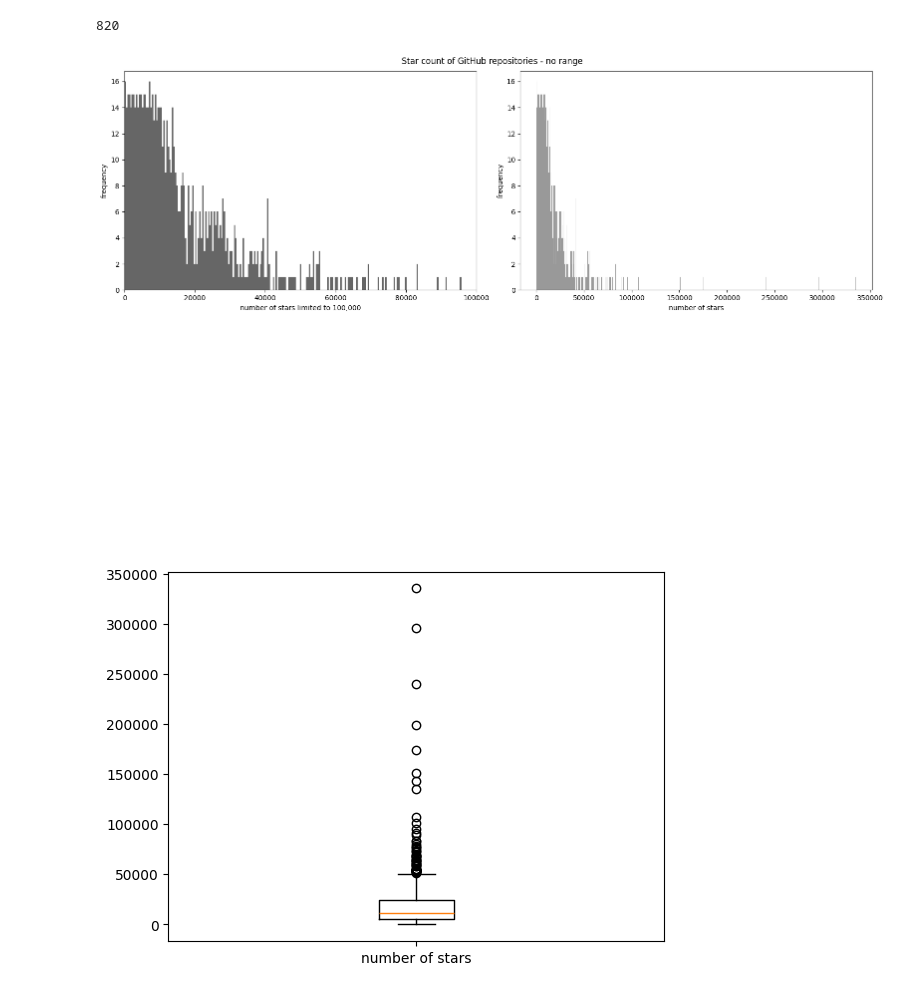
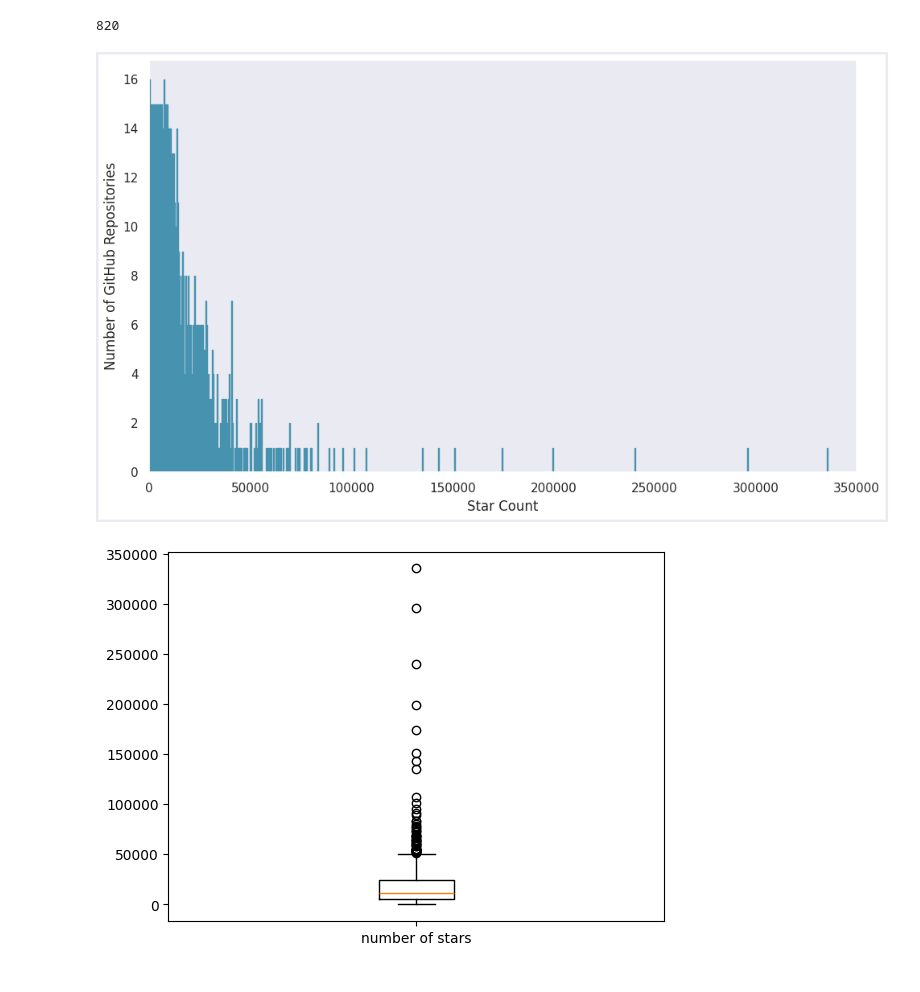
Before and after one commit to df1000/ma_automated_documentation, a Jupyter notebook: preprocessing/02_analyse_repos_metadata.ipynb, the cells around one changed output. Saved outputs shown, nothing was run; the diff lists cells and outputs as text; code cells hidden in the pictures.

```diff
--- a/preprocessing/02_analyse_repos_metadata.ipynb
+++ b/preprocessing/02_analyse_repos_metadata.ipynb
@@ -81,28 +108,26 @@ num_of_stars
 # %%
-# create figure and axis for subplots
-# specify parameters for plot
-fig, ax = plt.subplots(nrows=2, ncols=2, figsize=(16,10), sharex=False, sharey=False)
+with sns.axes_style('white'):
+    sns.set_theme(style='dark')
+    fig, ax = plt.subplots(figsize=(10,6))
+    fig.patch.set_edgecolor('#eaeaf2')  # your color of choice
+    fig.patch.set_linewidth(4)          # thickness of the frame
 
-# data
-ax[0,0].hist(df['stargazers_count'], color='0.4', bins=num_of_stars)
-ax[0,1].hist(df['stargazers_count'], color='0.6', bins=num_of_stars)
-ax[1,1].axis('off') # plots postion
-ax[1,0].axis('off') # plots postion
+    # data
+    ax.hist(df['stargazers_count'], color='#4793AF', bins=num_of_stars, edgecolor='#4793AF')
 
-# lable axis x
-ax[0,0].set_xlabel('number of stars limited to 100,000')
-ax[0,1].set_xlabel('number of stars')
+    # lable axis x
+    ax.set_xlabel('Star Count')
 
-# lable axis y
-ax[0,0].set_ylabel('frequency')
-ax[0,1].set_ylabel('frequency')
+    # lable axis y
+    ax.set_ylabel('Number of GitHub Repositories')
 
-# limitation axis
-ax[0,0].set_xlim(0, 100000)
+    ax.set_xlim(-1,350000)
+    # title
+    #ax.set_title('GitHub Repositories: Star Count Distribution', fontsize=14, pad=15)
 
-fig.suptitle('Star count of GitHub repositories - no range')
-plt.tight_layout() # format of interval between plots
+    plt.tight_layout() # format of interval between plots
+    plt.show()
 
-plt.show()
+    sns.reset_defaults()
 # %% [output]
-[figure, old version]
+[figure, new version]
```
Also changed, not shown: parts of 3 cells of this notebook, 6 other files.
